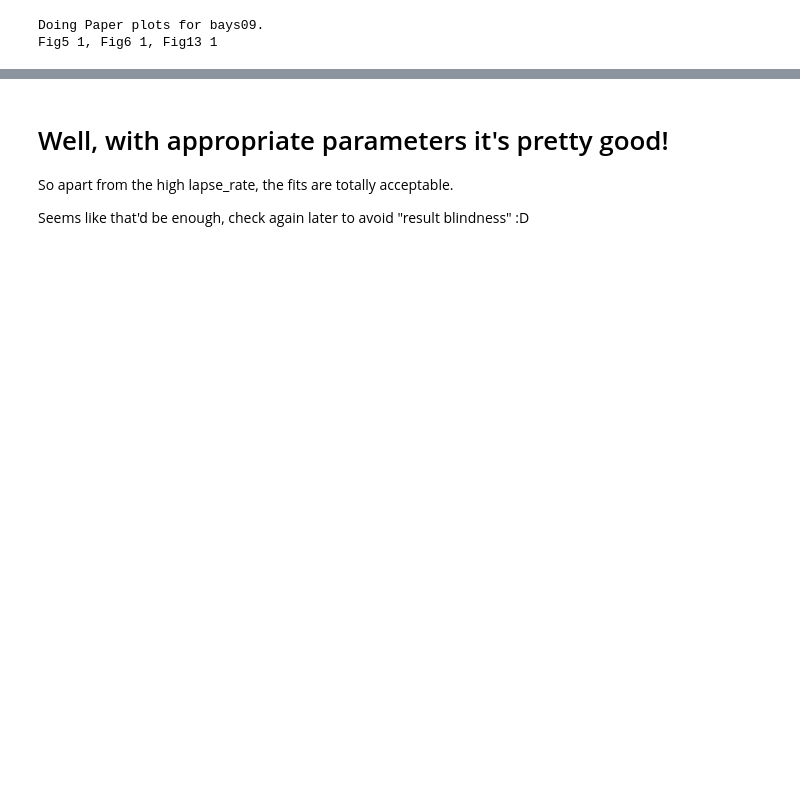
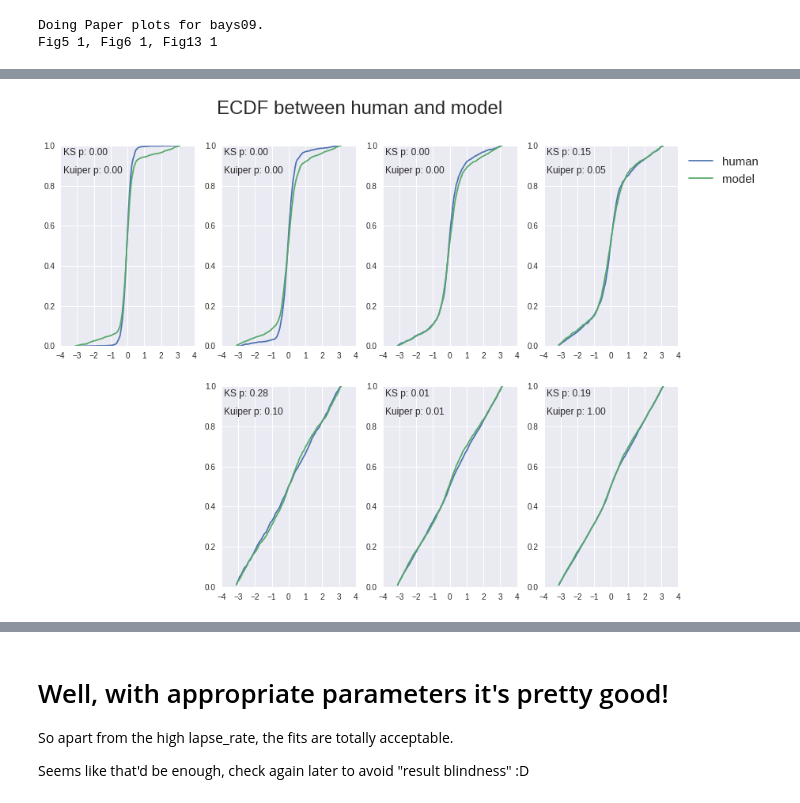
Before and after one commit to Azhag/Bayesian-visual-working-memory, a Jupyter notebook: Experiments/fitexperiment_sigmabaseline_cmaes_08_2016/notebook_fitexperimentallt_sigmabase_cmaes_3try_090816.ipynb, the cells around one changed output, grey strips where cells are left out. Cells and saved outputs as stored; diff of their text form; code cells hidden in the pictures; blank space fills up the shorter version.

```diff
--- a/Experiments/fitexperiment_sigmabaseline_cmaes_08_2016/notebook_fitexperimentallt_sigmabase_cmaes_3try_090816.ipynb
+++ b/Experiments/fitexperiment_sigmabaseline_cmaes_08_2016/notebook_fitexperimentallt_sigmabase_cmaes_3try_090816.ipynb
@@ -181,3 +183,7 @@ mu: 0.139, kappa: 0.147
+# %%
+_ = plots_fit_exp.plots_KS_comparison_fig2fig5(bins=100)
+# %% [output]
+[figure, added]
 # %%
 axesFig6Fig13 = plots_fit_exp.plots_memmixtcurves_fig6fig13(num_repetitions=5, use_cache=True)
 # %% [output]
```
Also changed, not shown: parts of 10 cells of this notebook, 6 other files.
